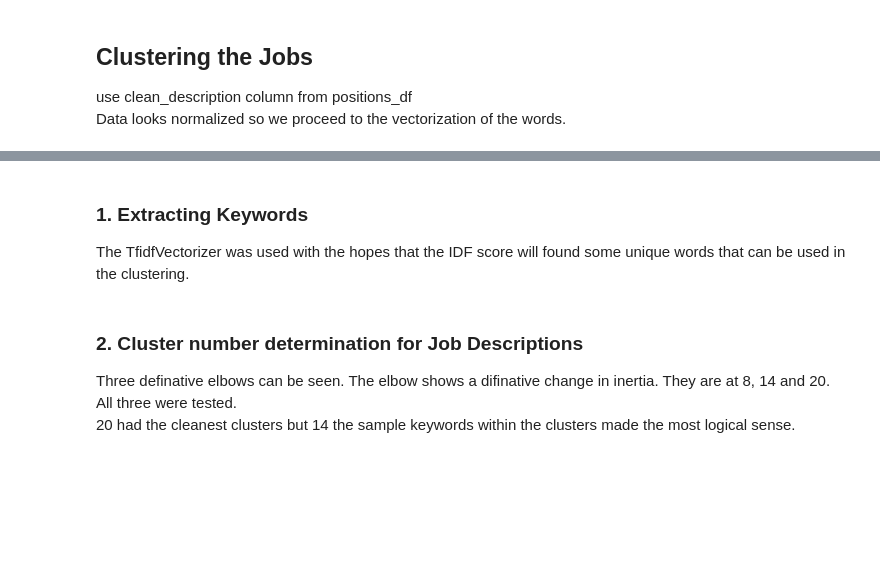
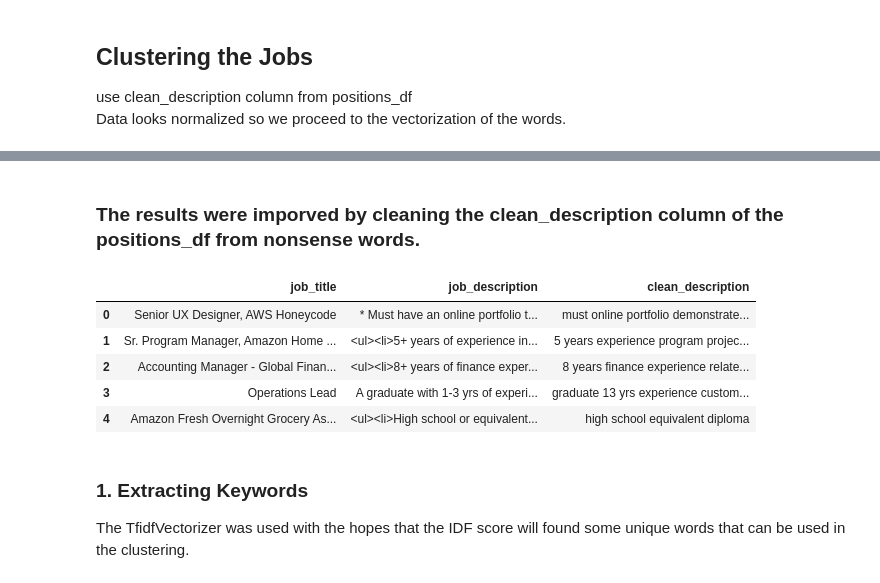
Before and after one commit to dahliaws/NLP_match_cv_job, a Jupyter notebook: NLP_CV_matching_jobs.ipynb, the cells around one changed output, grey strips where cells are left out. Saved outputs shown, nothing was run; the diff lists cells and outputs as text; code cells hidden in the pictures; blank space fills up the shorter version.

```diff
--- a/NLP_CV_matching_jobs.ipynb
+++ b/NLP_CV_matching_jobs.ipynb
@@ -323,3 +323,18 @@ positions_df.head()
+# %% [markdown]
+### The results were imporved by cleaning the clean_description column of the positions_df from nonsense words.
+# %%
+# remove underscore
+positions_df['clean_description'] = positions_df['clean_description'].str.replace('ulli', ' ')
+positions_df['clean_description'] = positions_df['clean_description'].str.replace('liul', ' ')
+positions_df['clean_description'] = positions_df['clean_description'].str.replace('lili', ' ')
+positions_df.head()
+# %% [output]
+|  | job_title | job_description | clean_description |
+| 0 | Senior UX Designer, AWS Honeycode | * Must have an online portfolio t... | must online portfolio demonstrate... |
+| 1 | Sr. Program Manager, Amazon Home ... | <ul><li>5+ years of experience in... | 5 years experience program projec... |
+| 2 | Accounting Manager - Global Finan... | <ul><li>8+ years of finance exper... | 8 years finance experience relate... |
+| 3 | Operations Lead | A graduate with 1-3 yrs of experi... | graduate 13 yrs experience custom... |
+| 4 | Amazon Fresh Overnight Grocery As... | <ul><li>High school or equivalent... | high school equivalent diploma |
 # %% [markdown]
 ### 1. Extracting Keywords
 The TfidfVectorizer was used with the hopes that the IDF score will found some unique words that can be used in the clustering.
@@ -333,6 +348,3 @@ tfidf = TfidfVectorizer(
 )
 tfidf.fit(positions_df.clean_description)
 job_text = tfidf.transform(positions_df.clean_description)
-# %% [markdown]
-### 2. Cluster number determination for Job Descriptions
-Three definative elbows can be seen. The elbow shows a difinative change in inertia. They are at 8, 14 and 20. All three were tested.<br> 20 had the cleanest clusters but 14 the sample keywords within the clusters made the most logical sense.
```
Also changed, not shown: parts of 15 cells of this notebook.
